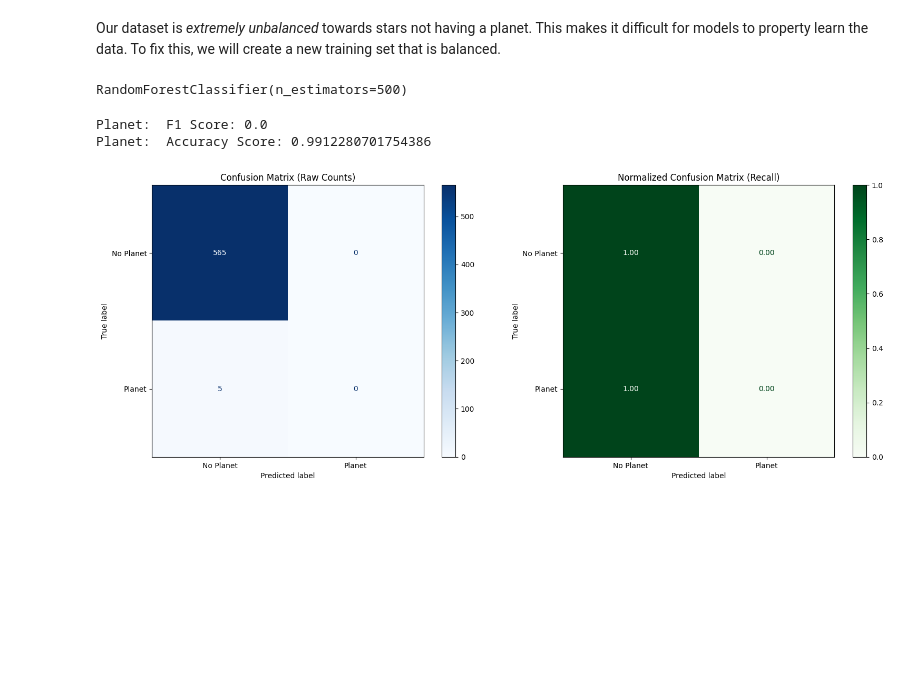
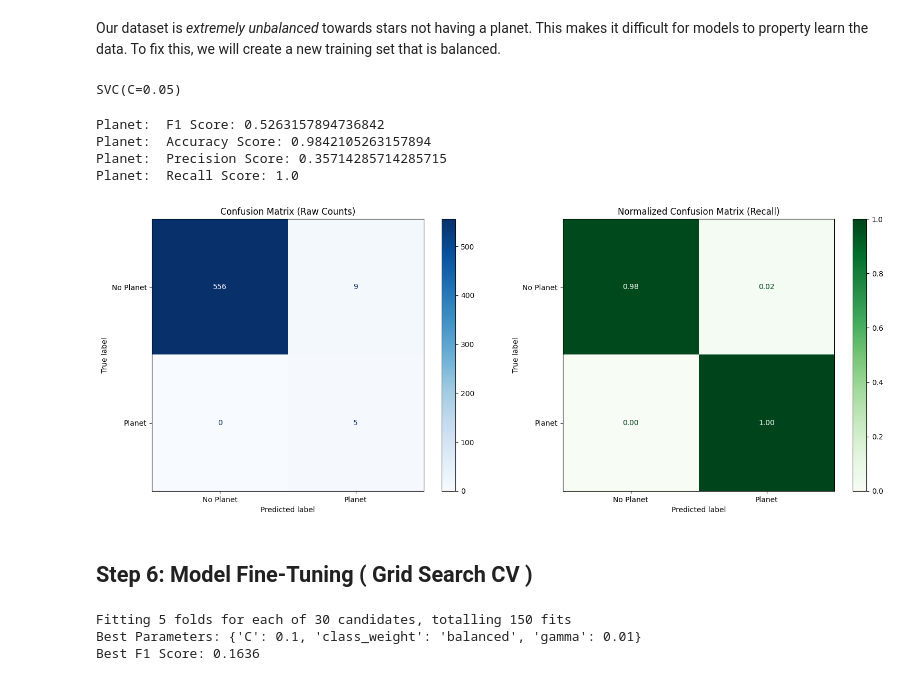
Before and after one commit to streklin/applied-machine-learning, a Jupyter notebook: modelling.ipynb, the cells around one changed output. Drawn from its saved outputs; the diff is of its cells as text; code cells hidden in the pictures; blank space fills up the shorter version.

Commit message:
(update): final model results

```diff
--- a/modelling.ipynb
+++ b/modelling.ipynb
@@ -251,8 +207,12 @@ class DetrenderTransformer(BaseEstimator, TransformerMixin):
+# %%
+def prepare_fft_features(X):
+    # Apply rfft and take the absolute value (magnitude)
+    return np.abs(rfft(X, axis=1))
 # %% [markdown]
 Now we'll build the preprocessing pipeline...
 # %%
 observations_pipeline = Pipeline([
-    ("detrending", DetrenderTransformer(window_length=401, polyorder=3)),
+    ("fft", FunctionTransformer(prepare_fft_features)),
     ("binning", BinnedZScoreTransformer(bin_size=16)),
     ("scaler", StandardScaler())
 ])
@@ -362,17 +324,49 @@ y_train_balanced = balanced_df['LABEL'].map({1: 0, 2: 1})
 # %%
 X_train_transformed = observations_pipeline.fit_transform(X_train_balanced)
 # %%
-clf = SVC(kernel='rbf', C=0.0001)
-# clf = RandomForestClassifier(n_estimators=500)
+clf = SVC(kernel='rbf', C=0.05)
 clf.fit(X_train_transformed, y_train_balanced)
 # %% [output]
-RandomForestClassifier(n_estimators=500)
+SVC(C=0.05)
 # %%
 X_test_transformed = observations_pipeline.transform(X_test)
 y_pred = clf.predict(X_test_transformed)
 # %%
-plot_model_results("Planet: ", y_test, y_pred)
+plot_model_results("Planet: ", y_test, y_pred, "images/confusion_matrix_pregrid.png")
 # %% [output]
-Planet:  F1 Score: 0.0
-Planet:  Accuracy Score: 0.9912280701754386
+Planet:  F1 Score: 0.5263157894736842
+Planet:  Accuracy Score: 0.9842105263157894
+Planet:  Precision Score: 0.35714285714285715
+Planet:  Recall Score: 1.0
-[figure, old version]
+[figure, new version]
+# %% [markdown]
+## Step 6: Model Fine-Tuning ( Grid Search CV )
+# %%
+X_train_data = observations_pipeline.transform(X_train)
+
+param_grid = {
+    'C': [0.1, 0.05, 0.005, 0.001, 0.0001],
+    'gamma': [1, 0.1, 0.01, 0.001, 0.0001, 'scale'],
+    'class_weight': ['balanced']
+}
+
+cv_strategy = StratifiedKFold(n_splits=5, shuffle=True, random_state=42)
+
+
+grid = GridSearchCV(
+    SVC(kernel='rbf'),
+    param_grid,
+    cv=cv_strategy,
+    scoring='precision',
+    verbose=2,
+    n_jobs=-1 # Uses all CPU cores
+)
+
+grid.fit(X_train_data, y_train)
+
+print(f"Best Parameters: {grid.best_params_}")
+print(f"Best F1 Score: {grid.best_score_:.4f}")
+# %% [output]
+Fitting 5 folds for each of 30 candidates, totalling 150 fits
+Best Parameters: {'C': 0.1, 'class_weight': 'balanced', 'gamma': 0.01}
+Best F1 Score: 0.1636
```
Also changed, not shown: parts of 12 cells of this notebook, 4 other files.
